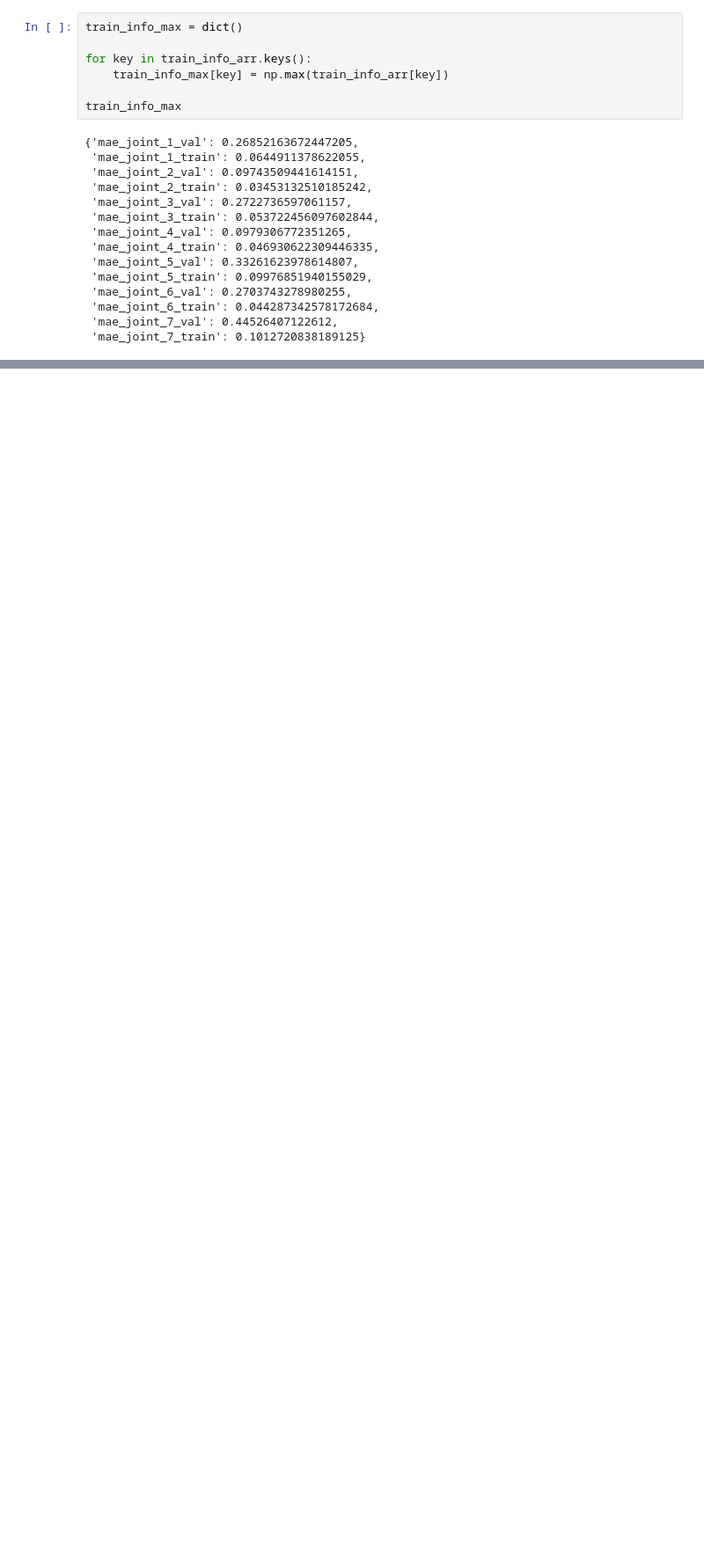
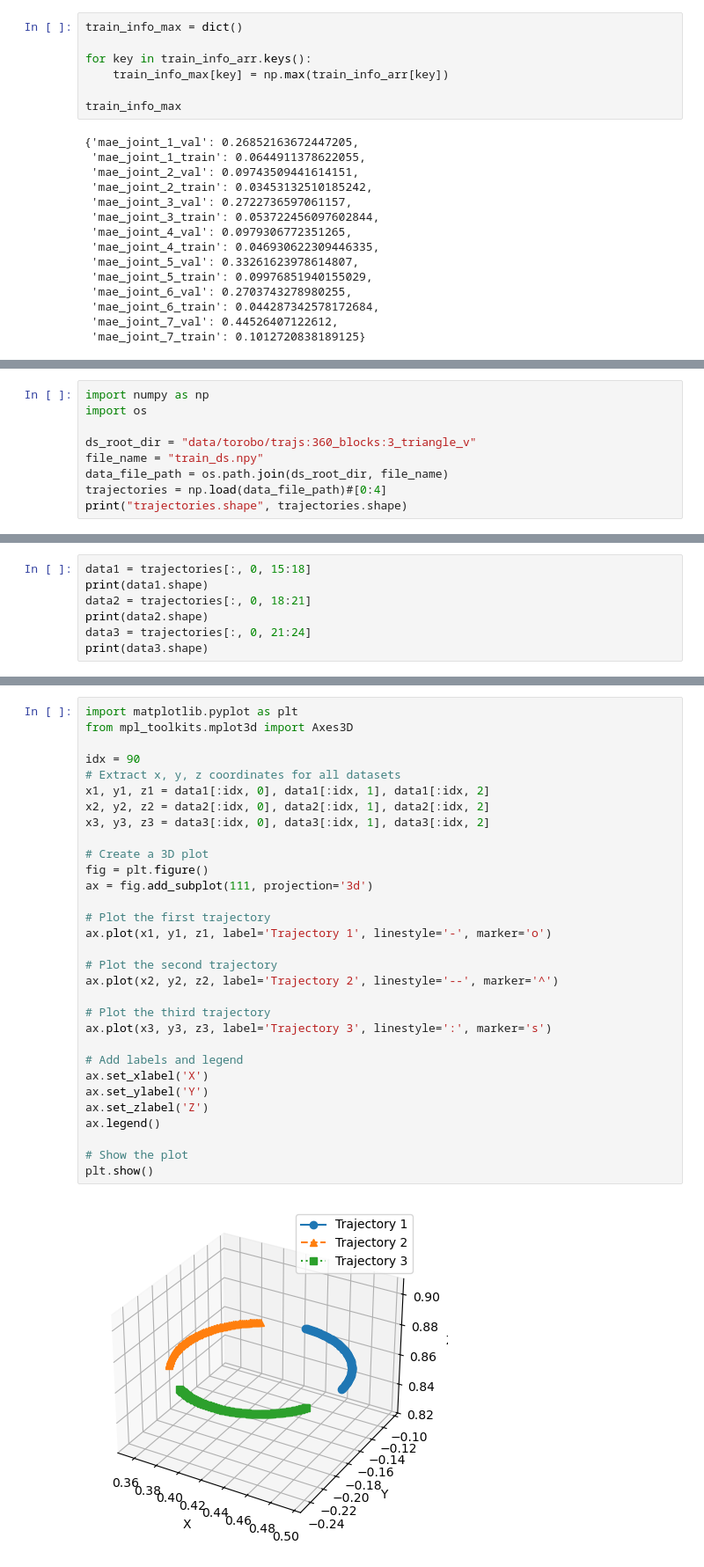
Before and after one commit to arash-mehrabi-z/dnfc-torobo, a Jupyter notebook: feedback_controller/fbc/neural_network/inspection.ipynb, the cells around one changed output, grey strips where cells are left out. Shown at 88% size. Cells and saved outputs as stored; diff of their text form; blank space fills up the shorter version.

```diff
--- a/feedback_controller/fbc/neural_network/inspection.ipynb
+++ b/feedback_controller/fbc/neural_network/inspection.ipynb
@@ -662,0 +667,9 @@ train_info_max
+# %%
+import numpy as np
+import os
+
+ds_root_dir = "data/torobo/trajs:360_blocks:3_triangle_v"
+file_name = "train_ds.npy"
+data_file_path = os.path.join(ds_root_dir, file_name)
+trajectories = np.load(data_file_path)#[0:4]
+print("trajectories.shape", trajectories.shape)
@@ -662,0 +678,7 @@ train_info_max
+# %%
+data1 = trajectories[:, 0, 15:18]
+print(data1.shape)
+data2 = trajectories[:, 0, 18:21]
+print(data2.shape)
+data3 = trajectories[:, 0, 21:24]
+print(data3.shape)
@@ -662,0 +689,33 @@ train_info_max
+# %%
+import matplotlib.pyplot as plt
+from mpl_toolkits.mplot3d import Axes3D
+
+idx = 90
+# Extract x, y, z coordinates for all datasets
+x1, y1, z1 = data1[:idx, 0], data1[:idx, 1], data1[:idx, 2]
+x2, y2, z2 = data2[:idx, 0], data2[:idx, 1], data2[:idx, 2]
+x3, y3, z3 = data3[:idx, 0], data3[:idx, 1], data3[:idx, 2]
+
+# Create a 3D plot
+fig = plt.figure()
+ax = fig.add_subplot(111, projection='3d')
+
+# Plot the first trajectory
+ax.plot(x1, y1, z1, label='Trajectory 1', linestyle='-', marker='o')
+
+# Plot the second trajectory
+ax.plot(x2, y2, z2, label='Trajectory 2', linestyle='--', marker='^')
+
+# Plot the third trajectory
+ax.plot(x3, y3, z3, label='Trajectory 3', linestyle=':', marker='s')
+
+# Add labels and legend
+ax.set_xlabel('X')
+ax.set_ylabel('Y')
+ax.set_zlabel('Z')
+ax.legend()
+
+# Show the plot
+plt.show()
+# %% [output]
+[figure, added]
```
Also changed, not shown: parts of 5 cells of this notebook, 9 other files.
